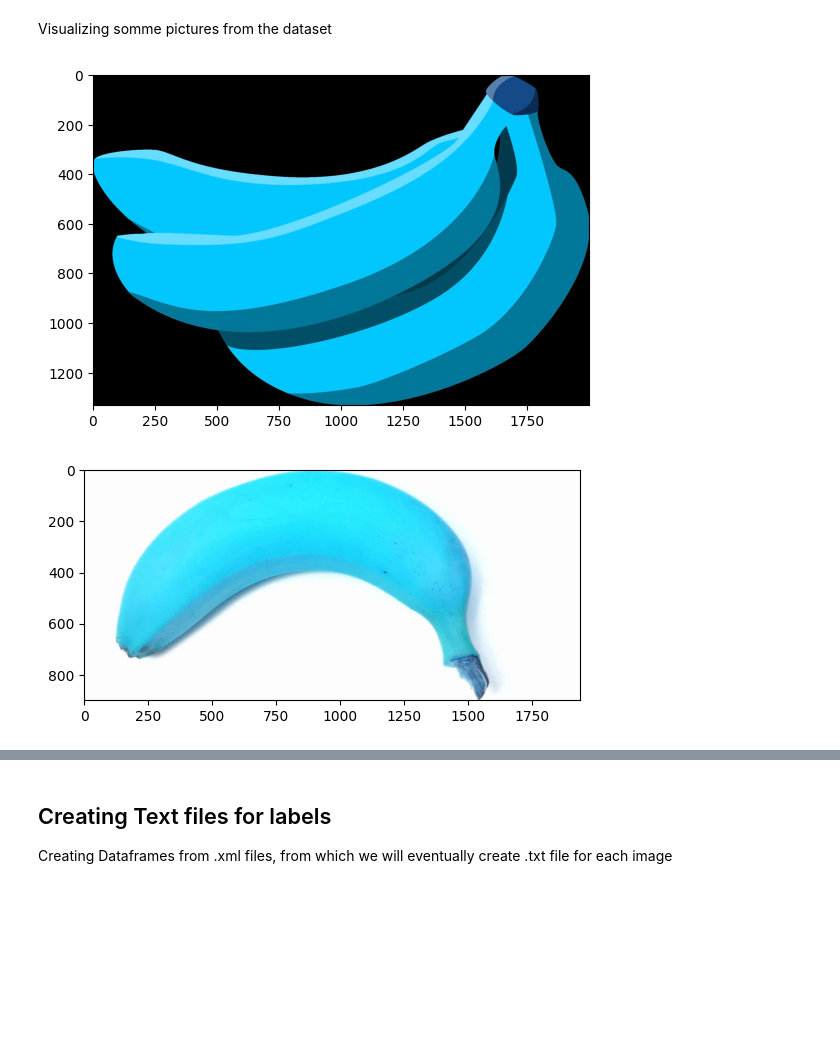
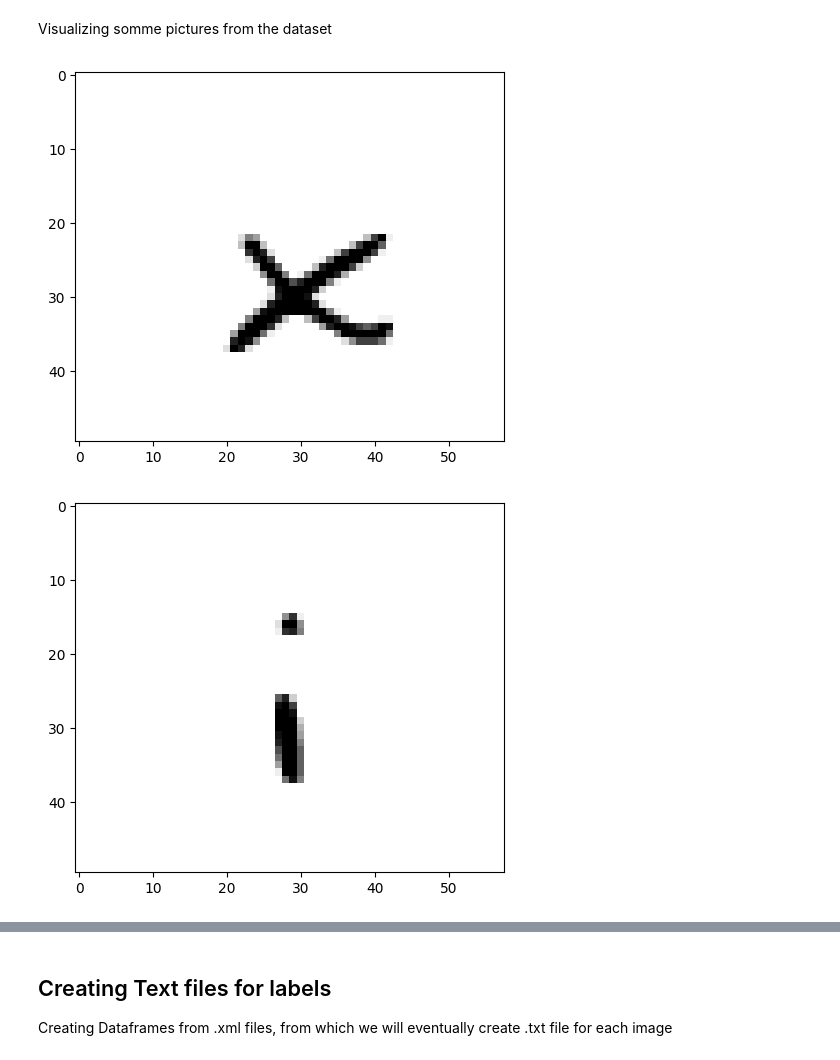
Before and after one commit to yuukionna022/ComputerVisionFontsExtended, a Jupyter notebook: ComputerVisionProject.ipynb, the cells around one changed output, grey strips where cells are left out. Drawn from its saved outputs; the diff is of its cells as text; code cells hidden in the pictures; blank space fills up the shorter version.

```diff
--- a/ComputerVisionProject.ipynb
+++ b/ComputerVisionProject.ipynb
@@ -223,13 +223,13 @@ for file in X_test:
 Visualizing somme pictures from the dataset
 # %%
 #visualize first four sample images from train data
-for idx, image in enumerate(os.listdir(os.path.join(image_dir, "train", "GreatVibes-Regular"))):
-    img = cv2.imread(os.path.join(image_dir,"train", "GreatVibes-Regular", image), 1)
+for idx, image in enumerate(os.listdir(os.path.join(image_dir, "train", "SwankyandMooMoo"))):
+    img = cv2.imread(os.path.join(image_dir,"train", "SwankyandMooMoo", image), 1)
     plt.imshow(img)
     plt.show()
 
     if idx == 3:
         break
 # %% [output]
-[figure, old version]
+[figure, new version]
-[figure, old version]
+[figure, new version]
```
Also changed, not shown: parts of 5 cells of this notebook.
